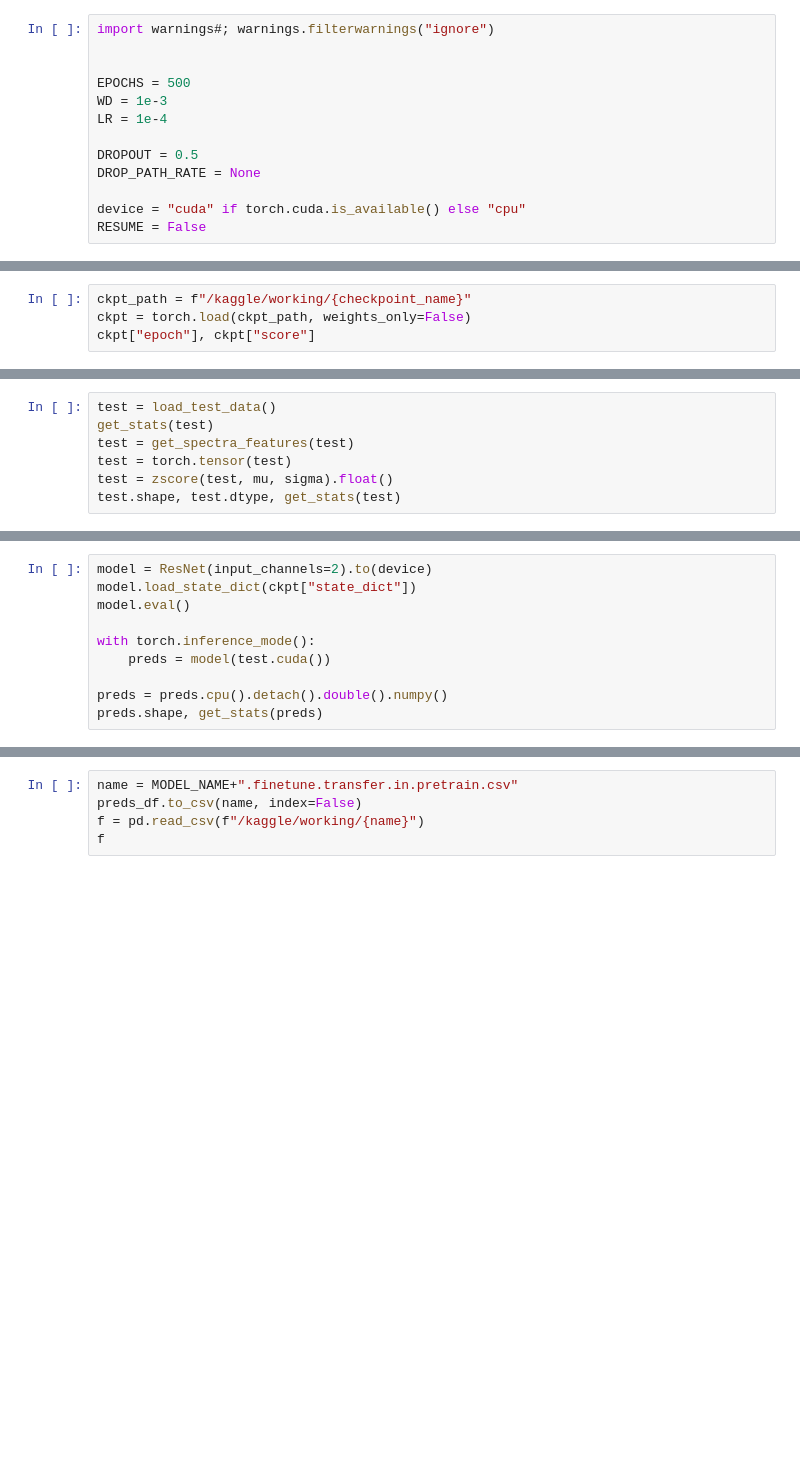
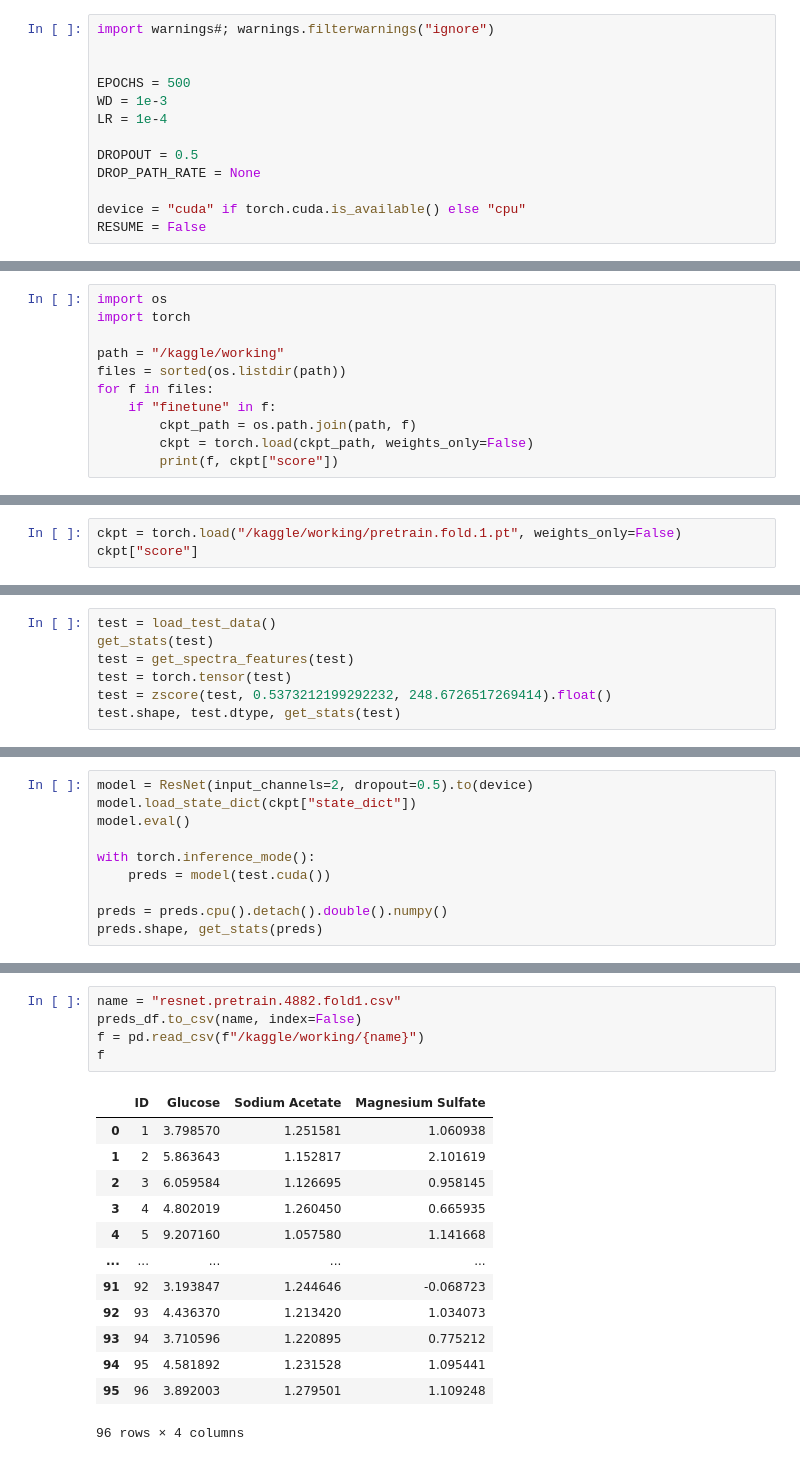
Before and after one commit to ArbaazBeg15/raman-transfer, a Jupyter notebook: code/finetune.ipynb, the cells around one changed output, grey strips where cells are left out. Drawn from its saved outputs; the diff is of its cells as text; blank space fills up the shorter version.

Commit message:
fold pretrain and finetune scored

```diff
--- a/code/finetune.ipynb
+++ b/code/finetune.ipynb
@@ -676,4 +676,11 @@ Epoch: 60, train/loss: 0.3181, eval/loss: 0.5517, train/r2: 0.3888, eval/r2: 0.4
 # %%
-ckpt_path = f"/kaggle/working/{checkpoint_name}"
-ckpt = torch.load(ckpt_path, weights_only=False)
-ckpt["epoch"], ckpt["score"]
+import os
+import torch
+
+path = "/kaggle/working"
+files = sorted(os.listdir(path))
+for f in files:
+    if "finetune" in f:
+        ckpt_path = os.path.join(path, f)
+        ckpt = torch.load(ckpt_path, weights_only=False)
+        print(f, ckpt["score"])
@@ -679,0 +693,3 @@ ckpt["epoch"], ckpt["score"]
+# %%
+ckpt = torch.load("/kaggle/working/pretrain.fold.1.pt", weights_only=False)
+ckpt["score"]
@@ -682,5 +700,5 @@ test = load_test_data()
 get_stats(test)
 test = get_spectra_features(test)
 test = torch.tensor(test)
-test = zscore(test, mu, sigma).float()
+test = zscore(test, 0.5373212199292232, 248.6726517269414).float()
 test.shape, test.dtype, get_stats(test)
@@ -687,5 +709,5 @@ test.shape, test.dtype, get_stats(test)
 # %%
-model = ResNet(input_channels=2).to(device)
+model = ResNet(input_channels=2, dropout=0.5).to(device)
 model.load_state_dict(ckpt["state_dict"])
 model.eval()
 
@@ -702,5 +749,19 @@ preds_df
 # %%
-name = MODEL_NAME+".finetune.transfer.in.pretrain.csv"
+name = "resnet.pretrain.4882.fold1.csv"
 preds_df.to_csv(name, index=False)
 f = pd.read_csv(f"/kaggle/working/{name}")
 f
+# %% [output]
+|  | ID | Glucose | Sodium Acetate | Magnesium Sulfate |
+| 0 | 1 | 3.798570 | 1.251581 | 1.060938 |
+| 1 | 2 | 5.863643 | 1.152817 | 2.101619 |
+| 2 | 3 | 6.059584 | 1.126695 | 0.958145 |
+| 3 | 4 | 4.802019 | 1.260450 | 0.665935 |
+| 4 | 5 | 9.207160 | 1.057580 | 1.141668 |
+| ... | ... | ... | ... | ... |
+| 91 | 92 | 3.193847 | 1.244646 | -0.068723 |
+| 92 | 93 | 4.436370 | 1.213420 | 1.034073 |
+| 93 | 94 | 3.710596 | 1.220895 | 0.775212 |
+| 94 | 95 | 4.581892 | 1.231528 | 1.095441 |
+| 95 | 96 | 3.892003 | 1.279501 | 1.109248 |
+96 rows × 4 columns
```
Also changed, not shown: parts of 9 cells of this notebook, 1 other file.
